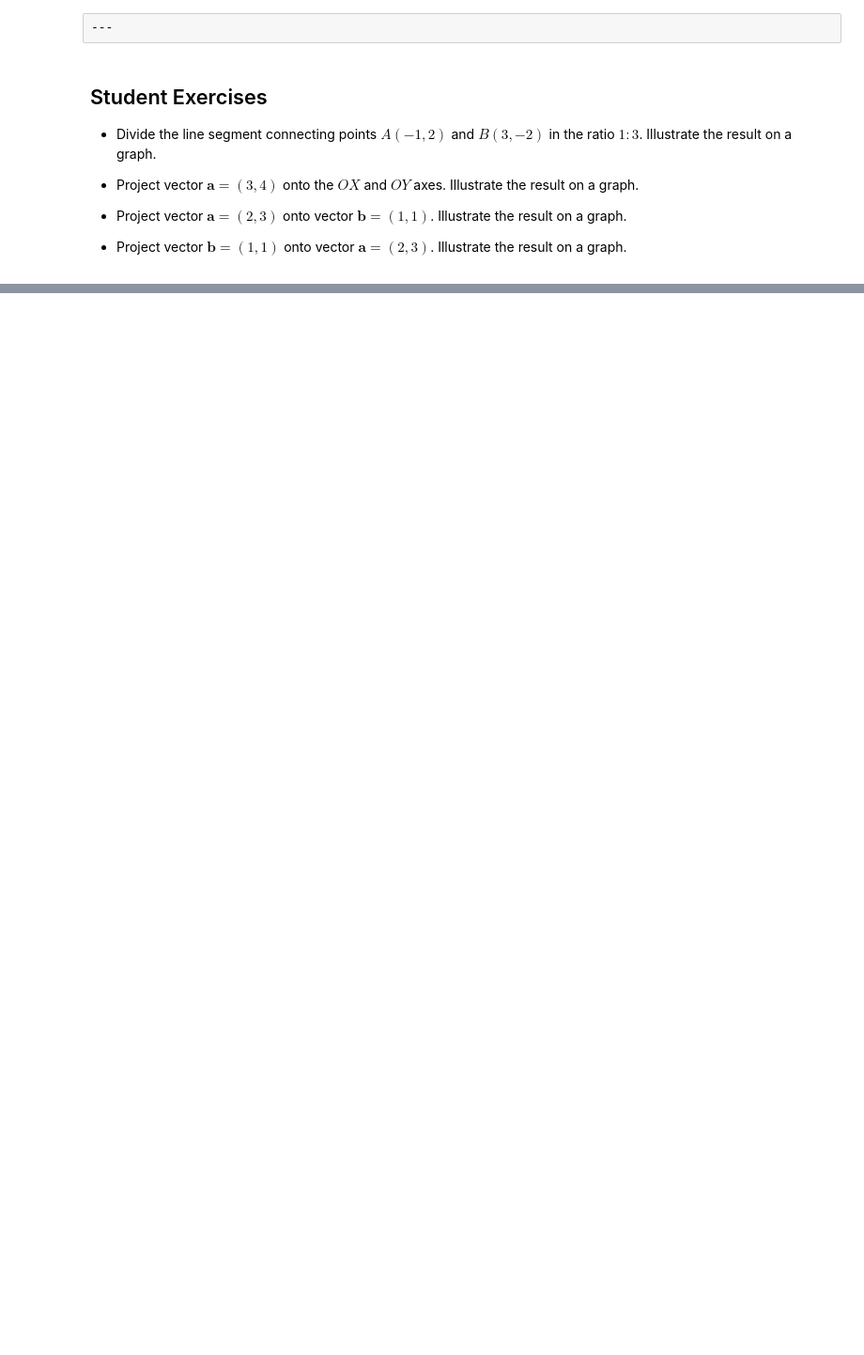
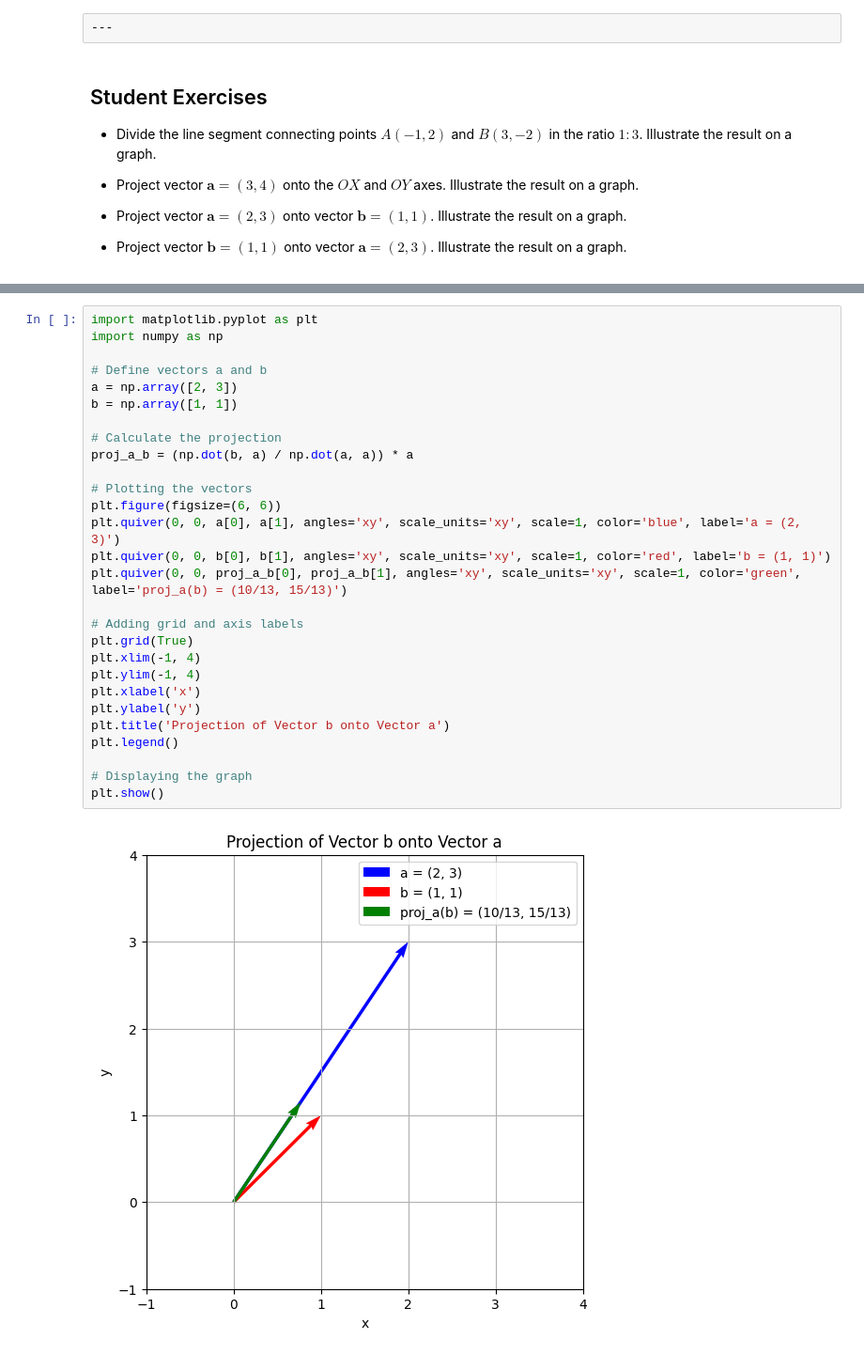
Before and after one commit to smtgl05/Math-2024-25-Winter, a Jupyter notebook: Notebooks_EN/01_Linear_Algebra/03_Vectors/LA_Vectors_projections.ipynb, the cells around one changed output, grey strips where cells are left out. Shown at 94% size. Saved outputs shown, nothing was run; the diff lists cells and outputs as text; blank space fills up the shorter version.

```diff
--- a/Notebooks_EN/01_Linear_Algebra/03_Vectors/LA_Vectors_projections.ipynb
+++ b/Notebooks_EN/01_Linear_Algebra/03_Vectors/LA_Vectors_projections.ipynb
@@ -191,0 +240,30 @@ plt.show()
+# %%
+import matplotlib.pyplot as plt
+import numpy as np
+
+# Define vectors a and b
+a = np.array([2, 3])
+b = np.array([1, 1])
+
+# Calculate the projection
+proj_a_b = (np.dot(b, a) / np.dot(a, a)) * a
+
+# Plotting the vectors
+plt.figure(figsize=(6, 6))
+plt.quiver(0, 0, a[0], a[1], angles='xy', scale_units='xy', scale=1, color='blue', label='a = (2, 3)')
+plt.quiver(0, 0, b[0], b[1], angles='xy', scale_units='xy', scale=1, color='red', label='b = (1, 1)')
+plt.quiver(0, 0, proj_a_b[0], proj_a_b[1], angles='xy', scale_units='xy', scale=1, color='green', label='proj_a(b) = (10/13, 15/13)')
+
+# Adding grid and axis labels
+plt.grid(True)
+plt.xlim(-1, 4)
+plt.ylim(-1, 4)
+plt.xlabel('x')
+plt.ylabel('y')
+plt.title('Projection of Vector b onto Vector a')
+plt.legend()
+
+# Displaying the graph
+plt.show()
+# %% [output]
+[figure, added]
```
Also changed, not shown: parts of 9 cells of this notebook.
